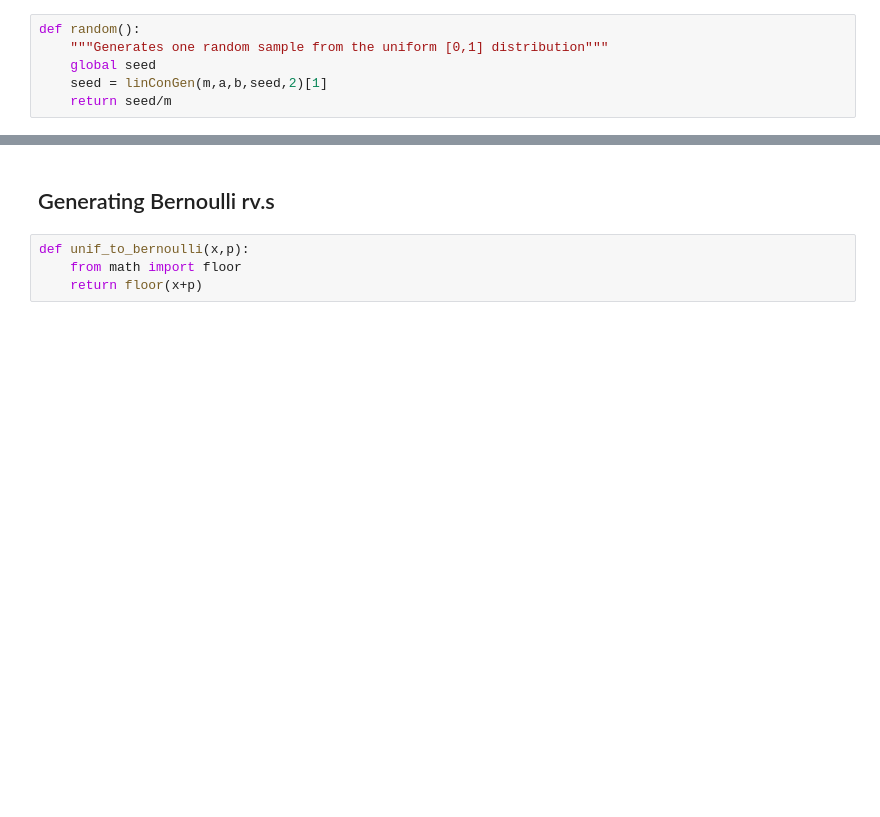
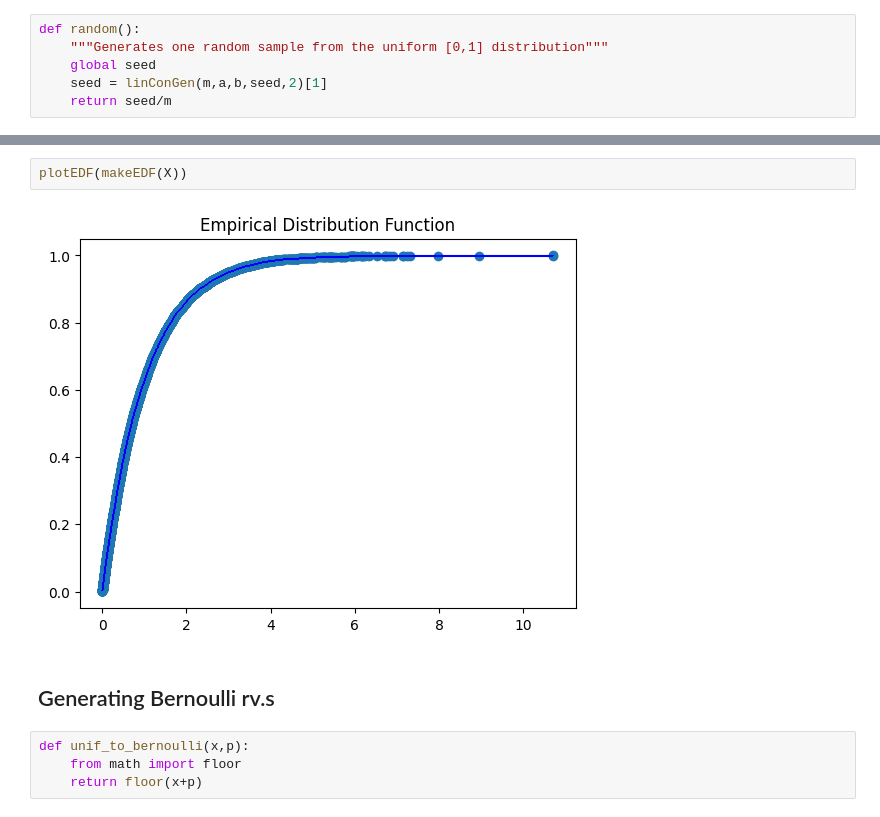
Before and after one commit to bradleybands/IDS, a Jupyter notebook: notebooks/08-GeneratingRandomVariables.ipynb, the cells around one changed output, grey strips where cells are left out. Cells and saved outputs as stored; diff of their text form; blank space fills up the shorter version.

```diff
--- a/notebooks/08-GeneratingRandomVariables.ipynb
+++ b/notebooks/08-GeneratingRandomVariables.ipynb
@@ -26,3 +48,7 @@ _=plt.hist(unif_x,bins=10)
+# %%
+plotEDF(makeEDF(X))
+# %% [output]
+[figure, added]
 # %% [markdown]
 ## Generating Bernoulli rv.s
 # %%
```
Also changed, not shown: parts of 31 cells of this notebook, 50 other files.
